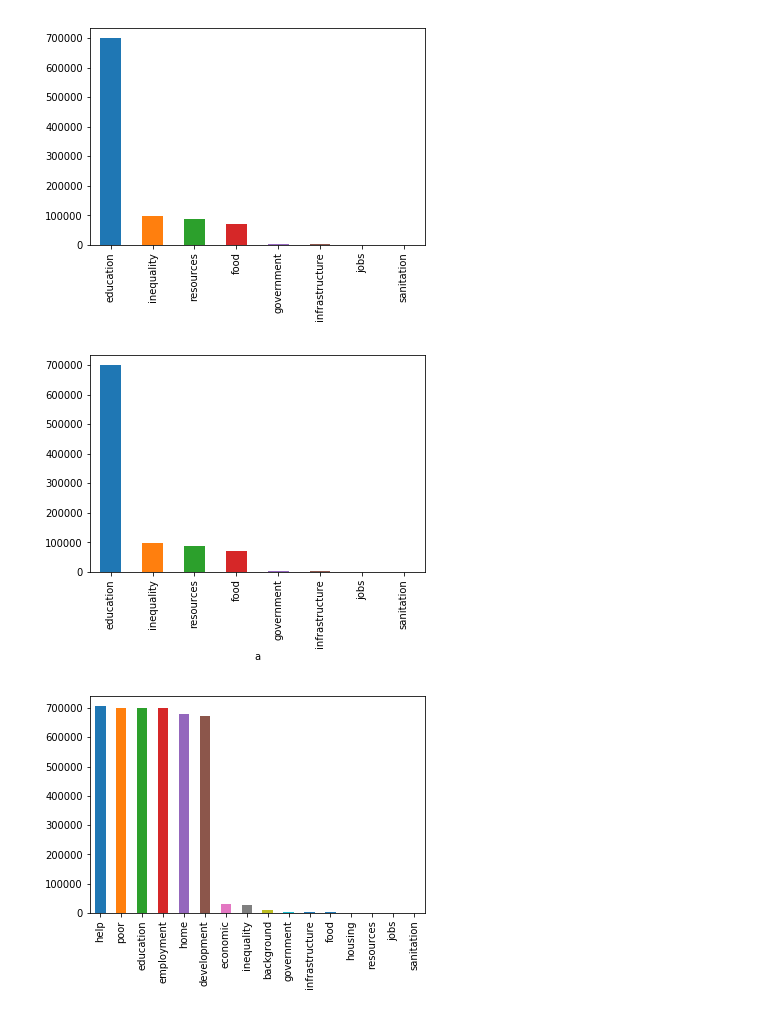
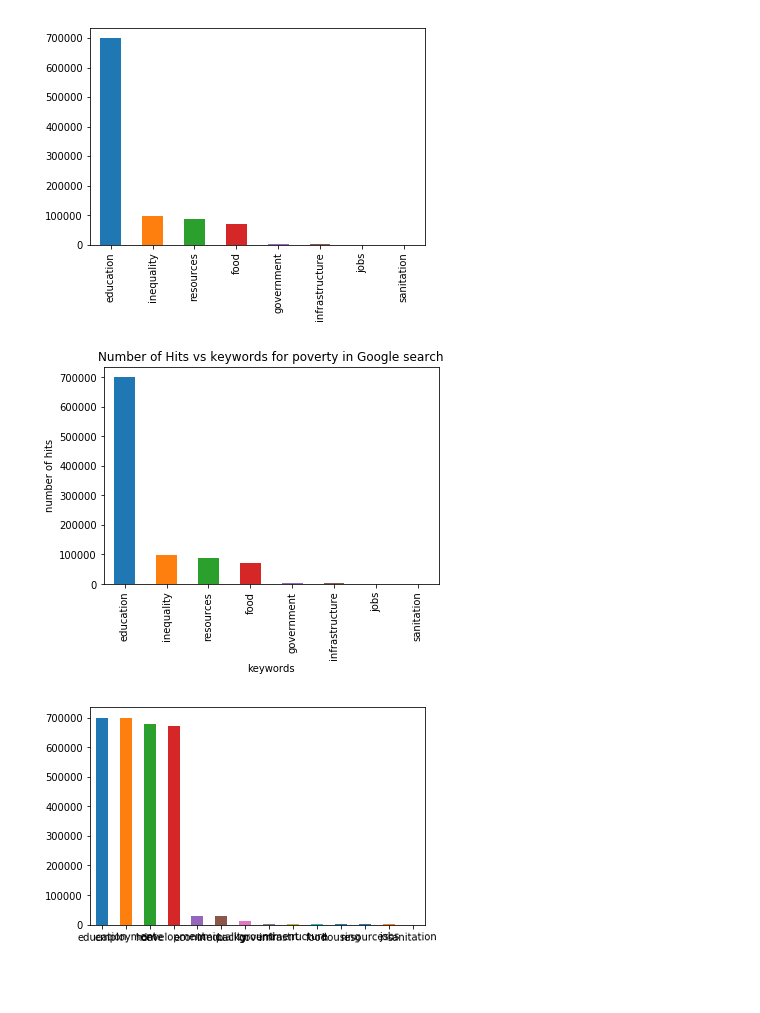
Before and after one commit to zhaomh1998/ece143, a Jupyter notebook: Twitter_data.ipynb, the cells around one changed output. Cells and saved outputs as stored; diff of their text form; code cells hidden in the pictures; blank space fills up the shorter version.

```diff
--- a/Twitter_data.ipynb
+++ b/Twitter_data.ipynb
@@ -250,5 +258,5 @@ from Data_scraping_v2 import *
 data=web_search('poverty level indicators in costa rican households',['sanitation', 'food', 'jobs', 'inequality',\
                                                                       'education','infrastructure','government',\
                                                                       'resources','employment','home','housing',\
-                                                                     ,'development','economic','background'\
-                                                                     ],20)
+                                                                     ,'development','economic','background','help'\
+                                                                     'poor'],20)
@@ -280,22 +285,24 @@ plt.show()
 # %% [output]
 [figure]
 # %%
-ax=D.plot.bar(label=('number of hits','keywords'))
+ax=D.plot.bar()
 # plt.bar(range(len(D)), D.values(), align='center')  # python 2.x
 # plt.xticks(range(len(D)), D.keys())  # in python 2.x
 ax.set_xlabel('keywords')
 ax.set_ylabel('number of hits')
+ax.set_title('Number of Hits vs keywords for poverty in Google search')
 plt.show()
 # %% [output]
-[figure, old version]
+[figure, new version]
 # %%
 
 D2=pd.Series(data)
+D2=D2.drop(labels=['help','poor'])
 D2=D2.sort_values(ascending=False)
-D2.plot.bar()
+D2.plot.bar(rot=1)
 # plt.bar(range(len(D)), D.values(), align='center')  # python 2.x
 # plt.xticks(range(len(D)), D.keys())  # in python 2.x
 
 plt.show()
 # %% [output]
-[figure, old version]
+[figure, new version]
```
Also changed, not shown: parts of 9 cells of this notebook, 1 other file.
